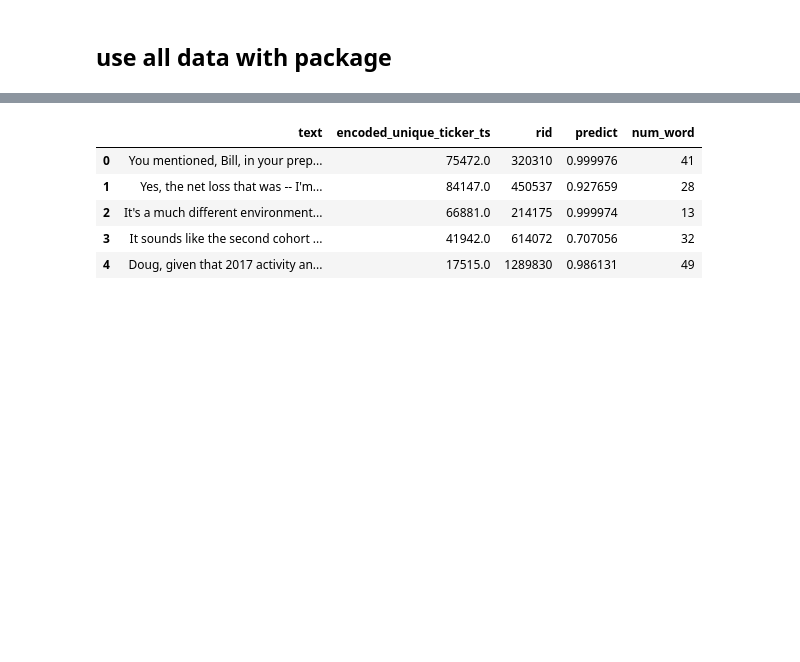
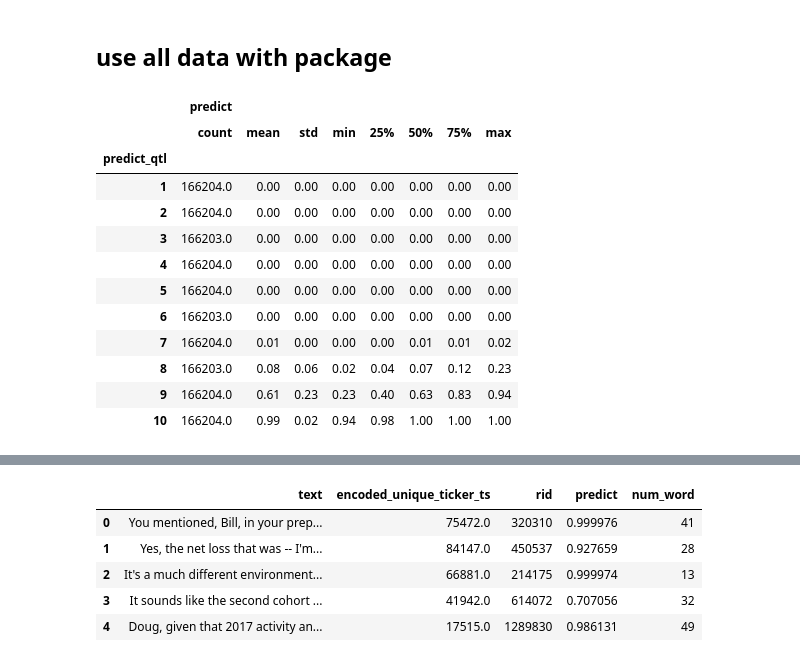
Before and after one commit to InscribeDeeper/bert_utils, a Jupyter notebook: analyst_question_topicmodeling_v1.ipynb, the cells around one changed output, grey strips where cells are left out. Cells and saved outputs as stored; diff of their text form; code cells hidden in the pictures; blank space fills up the shorter version.

```diff
--- a/analyst_question_topicmodeling_v1.ipynb
+++ b/analyst_question_topicmodeling_v1.ipynb
@@ -669,0 +672,16 @@ topic_model_bot.visualize_barchart(top_n_topics=5,n_words=10,height=500)
+# %%
+pred_2.groupby(['predict_qtl'])[['predict']].describe().round(2)
+# %% [output]
+|  | predict |  |  |  |  |  |  |  |
+|  | count | mean | std | min | 25% | 50% | 75% | max |
+| predict_qtl |  |  |  |  |  |  |  |  |
+| 1 | 166204.0 | 0.00 | 0.00 | 0.00 | 0.00 | 0.00 | 0.00 | 0.00 |
+| 2 | 166204.0 | 0.00 | 0.00 | 0.00 | 0.00 | 0.00 | 0.00 | 0.00 |
+| 3 | 166203.0 | 0.00 | 0.00 | 0.00 | 0.00 | 0.00 | 0.00 | 0.00 |
+| 4 | 166204.0 | 0.00 | 0.00 | 0.00 | 0.00 | 0.00 | 0.00 | 0.00 |
+| 5 | 166204.0 | 0.00 | 0.00 | 0.00 | 0.00 | 0.00 | 0.00 | 0.00 |
+| 6 | 166203.0 | 0.00 | 0.00 | 0.00 | 0.00 | 0.00 | 0.00 | 0.00 |
+| 7 | 166204.0 | 0.01 | 0.00 | 0.00 | 0.00 | 0.01 | 0.01 | 0.02 |
+| 8 | 166203.0 | 0.08 | 0.06 | 0.02 | 0.04 | 0.07 | 0.12 | 0.23 |
+| 9 | 166204.0 | 0.61 | 0.23 | 0.23 | 0.40 | 0.63 | 0.83 | 0.94 |
+| 10 | 166204.0 | 0.99 | 0.02 | 0.94 | 0.98 | 1.00 | 1.00 | 1.00 |
```
Also changed, not shown: parts of 43 cells of this notebook.
